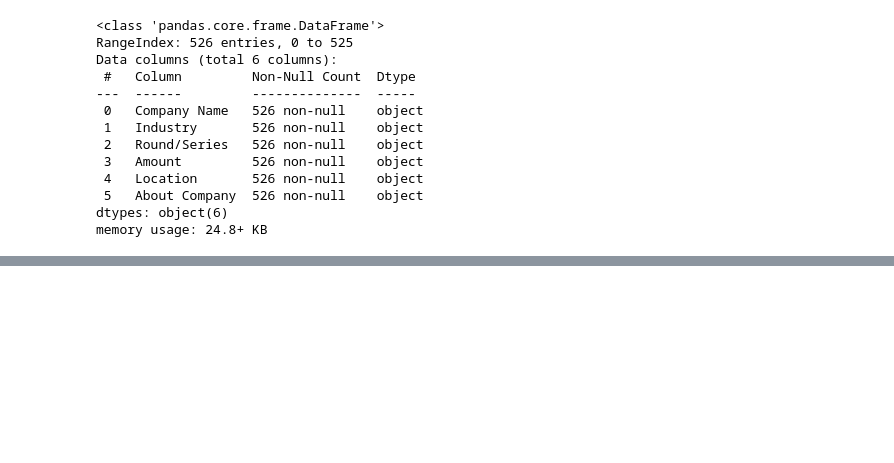
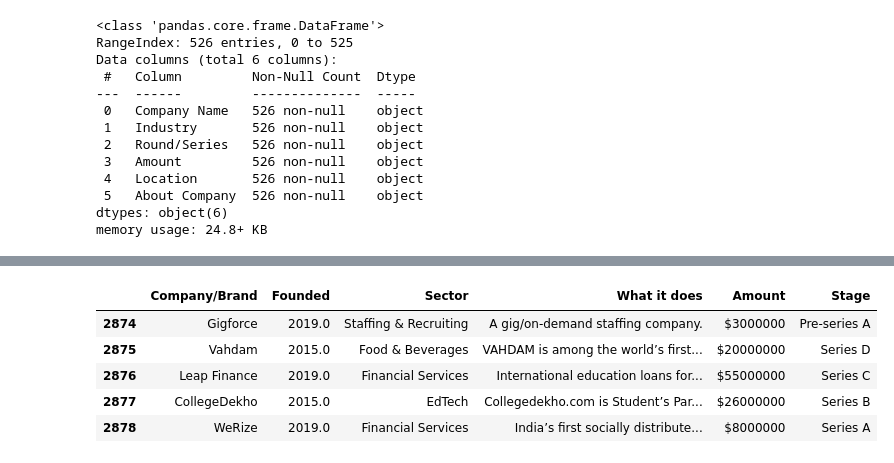
Before and after one commit to MillicentAgyir/Team-Belize-Live-Project-1, a Jupyter notebook: Notebooks/my_notebook.ipynb, the cells around one changed output, grey strips where cells are left out. Drawn from its saved outputs; the diff is of its cells as text; code cells hidden in the pictures; blank space fills up the shorter version.

```diff
--- a/Notebooks/my_notebook.ipynb
+++ b/Notebooks/my_notebook.ipynb
@@ -180,0 +215,9 @@ memory usage: 24.8+ KB
+# %%
+combined_data.tail()
+# %% [output]
+|  | Company/Brand | Founded | Sector | What it does | Amount | Stage |
+| 2874 | Gigforce | 2019.0 | Staffing & Recruiting | A gig/on-demand staffing company. | $3000000 | Pre-series A |
+| 2875 | Vahdam | 2015.0 | Food & Beverages | VAHDAM is among the world’s first... | $20000000 | Series D |
+| 2876 | Leap Finance | 2019.0 | Financial Services | International education loans for... | $55000000 | Series C |
+| 2877 | CollegeDekho | 2015.0 | EdTech | Collegedekho.com is Student’s Par... | $26000000 | Series B |
+| 2878 | WeRize | 2019.0 | Financial Services | India’s first socially distribute... | $8000000 | Series A |
```
Also changed, not shown: parts of 8 cells of this notebook.
